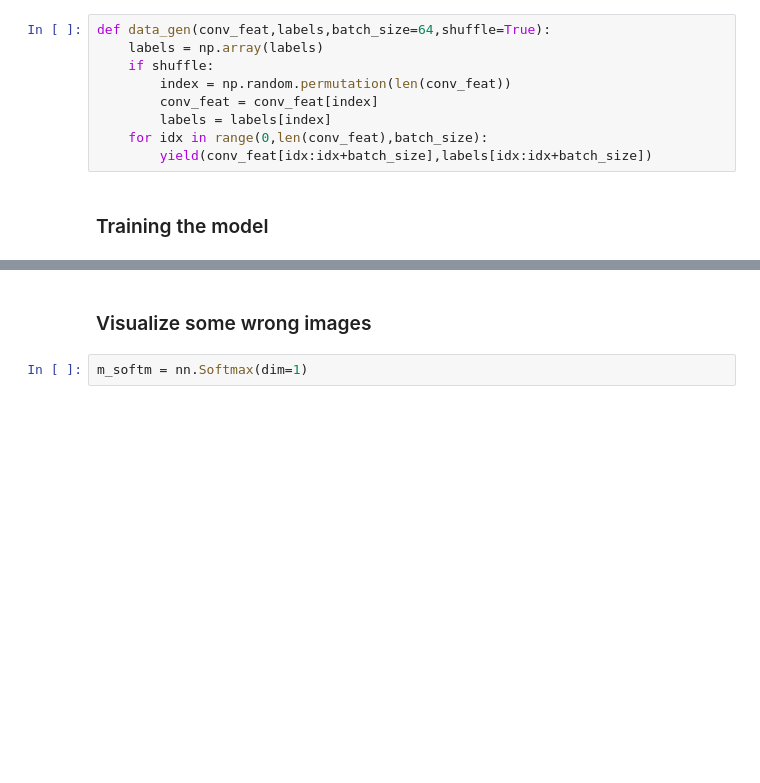
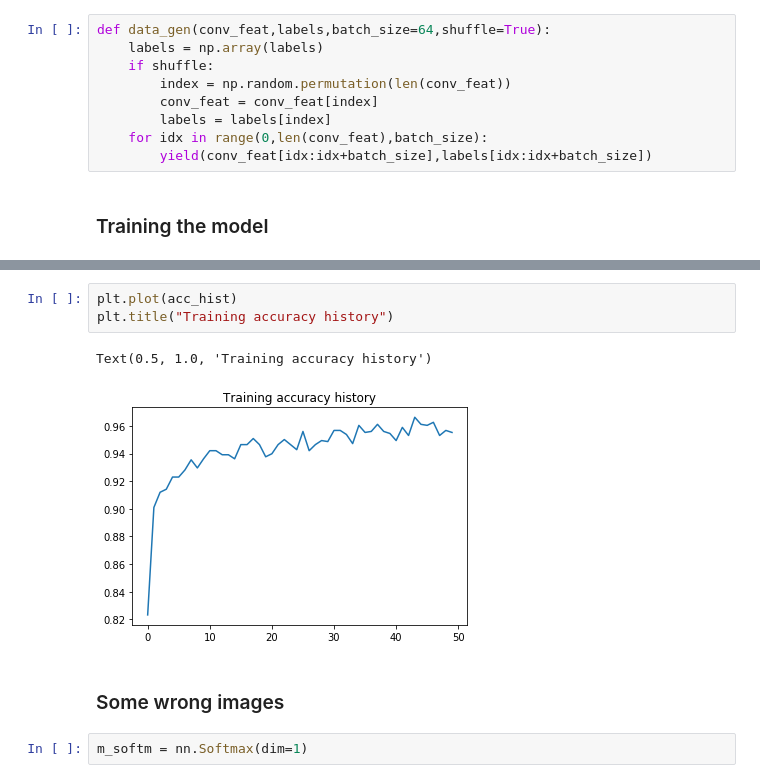
Before and after one commit to tuanh208/FoodVisor-TMM, a Jupyter notebook: FoodVisor.ipynb, the cells around one changed output, grey strips where cells are left out. Saved outputs shown, nothing was run; the diff lists cells and outputs as text; blank space fills up the shorter version.

```diff
--- a/FoodVisor.ipynb
+++ b/FoodVisor.ipynb
@@ -337,5 +332,11 @@ Loss: 0.0035 Acc: 0.9253
+# %%
+plt.plot(acc_hist)
+plt.title("Training accuracy history")
+# %% [output]
+Text(0.5, 1.0, 'Training accuracy history')
+[figure, added]
 # %% [markdown]
-### Visualize some wrong images
+### Some wrong images
 # %%
 m_softm = nn.Softmax(dim=1)
 # %%
```
Also changed, not shown: parts of 26 cells of this notebook.
